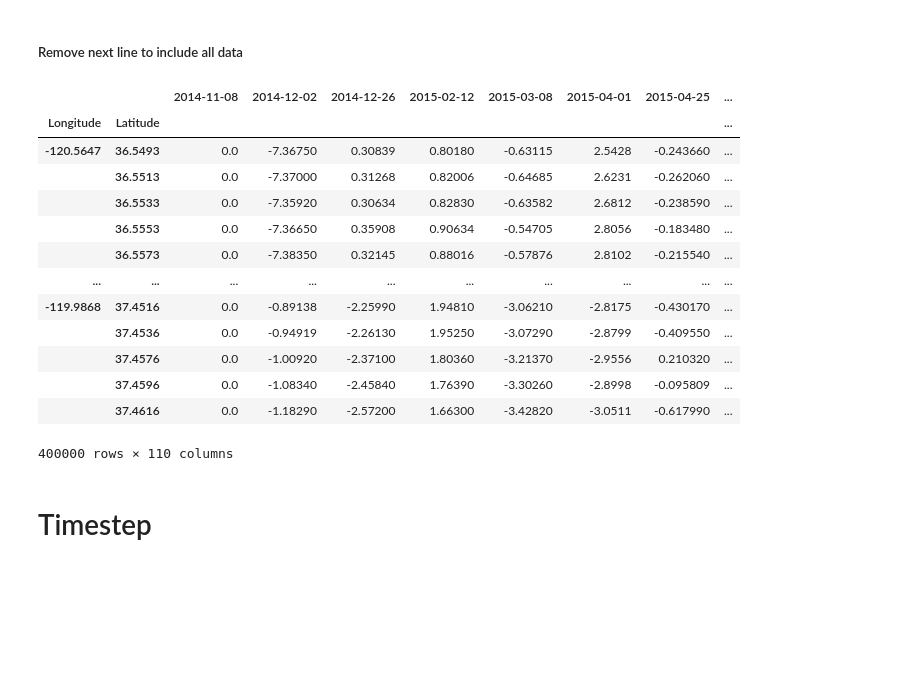
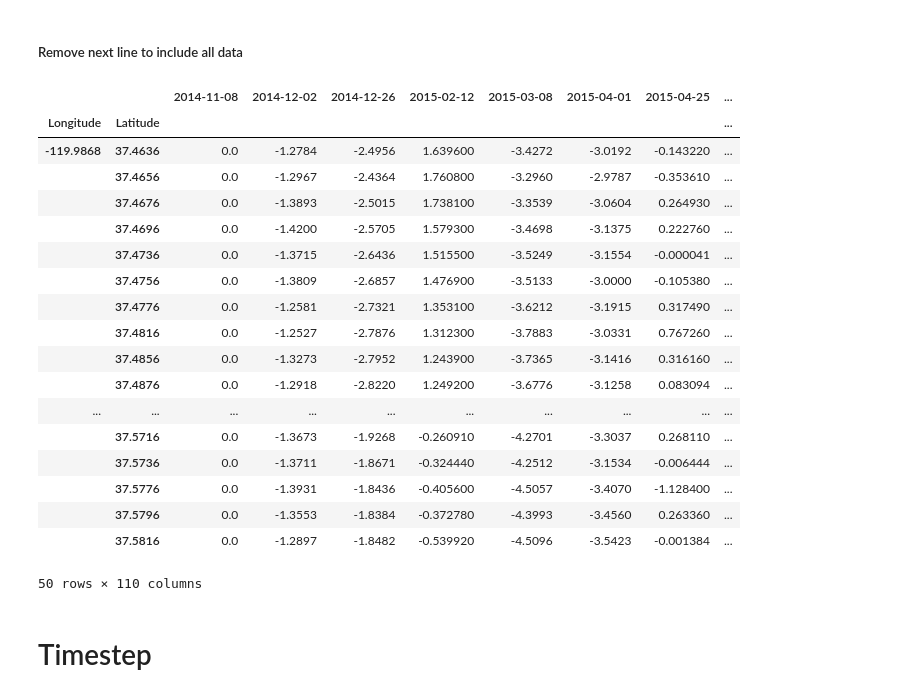
Before and after one commit to JayUpadhyayCS/DSFellowship, a Jupyter notebook: randomForest0805.ipynb, the cells around one changed output. Cells and saved outputs as stored; diff of their text form; code cells hidden in the pictures; blank space fills up the shorter version.

```diff
--- a/randomForest0805.ipynb
+++ b/randomForest0805.ipynb
@@ -87,23 +87,28 @@ df=df.dropna(axis=0, how='all')#drop full nan rows
 # %% [markdown]
 ##### Remove next line to include all data
 # %%
-df=df.iloc[100000:500000] #cuts data to long 120-119 approx
+df=df.iloc[500000:510000] #cuts data to long 120-119 approx
 df
 # %% [output]
 |  |  | 2014-11-08 | 2014-12-02 | 2014-12-26 | 2015-02-12 | 2015-03-08 | 2015-04-01 | 2015-04-25 | ... |
 | Longitude | Latitude |  |  |  |  |  |  |  | ... |
-| -120.5647 | 36.5493 | 0.0 | -7.36750 | 0.30839 | 0.80180 | -0.63115 | 2.5428 | -0.243660 | ... |
-|  | 36.5513 | 0.0 | -7.37000 | 0.31268 | 0.82006 | -0.64685 | 2.6231 | -0.262060 | ... |
-|  | 36.5533 | 0.0 | -7.35920 | 0.30634 | 0.82830 | -0.63582 | 2.6812 | -0.238590 | ... |
-|  | 36.5553 | 0.0 | -7.36650 | 0.35908 | 0.90634 | -0.54705 | 2.8056 | -0.183480 | ... |
-|  | 36.5573 | 0.0 | -7.38350 | 0.32145 | 0.88016 | -0.57876 | 2.8102 | -0.215540 | ... |
+| -119.9868 | 37.4636 | 0.0 | -1.2784 | -2.4956 | 1.639600 | -3.4272 | -3.0192 | -0.143220 | ... |
+|  | 37.4656 | 0.0 | -1.2967 | -2.4364 | 1.760800 | -3.2960 | -2.9787 | -0.353610 | ... |
+|  | 37.4676 | 0.0 | -1.3893 | -2.5015 | 1.738100 | -3.3539 | -3.0604 | 0.264930 | ... |
+|  | 37.4696 | 0.0 | -1.4200 | -2.5705 | 1.579300 | -3.4698 | -3.1375 | 0.222760 | ... |
+|  | 37.4736 | 0.0 | -1.3715 | -2.6436 | 1.515500 | -3.5249 | -3.1554 | -0.000041 | ... |
+|  | 37.4756 | 0.0 | -1.3809 | -2.6857 | 1.476900 | -3.5133 | -3.0000 | -0.105380 | ... |
+|  | 37.4776 | 0.0 | -1.2581 | -2.7321 | 1.353100 | -3.6212 | -3.1915 | 0.317490 | ... |
+|  | 37.4816 | 0.0 | -1.2527 | -2.7876 | 1.312300 | -3.7883 | -3.0331 | 0.767260 | ... |
+|  | 37.4856 | 0.0 | -1.3273 | -2.7952 | 1.243900 | -3.7365 | -3.1416 | 0.316160 | ... |
+|  | 37.4876 | 0.0 | -1.2918 | -2.8220 | 1.249200 | -3.6776 | -3.1258 | 0.083094 | ... |
 | ... | ... | ... | ... | ... | ... | ... | ... | ... | ... |
-| -119.9868 | 37.4516 | 0.0 | -0.89138 | -2.25990 | 1.94810 | -3.06210 | -2.8175 | -0.430170 | ... |
-|  | 37.4536 | 0.0 | -0.94919 | -2.26130 | 1.95250 | -3.07290 | -2.8799 | -0.409550 | ... |
-|  | 37.4576 | 0.0 | -1.00920 | -2.37100 | 1.80360 | -3.21370 | -2.9556 | 0.210320 | ... |
-|  | 37.4596 | 0.0 | -1.08340 | -2.45840 | 1.76390 | -3.30260 | -2.8998 | -0.095809 | ... |
-|  | 37.4616 | 0.0 | -1.18290 | -2.57200 | 1.66300 | -3.42820 | -3.0511 | -0.617990 | ... |
+|  | 37.5716 | 0.0 | -1.3673 | -1.9268 | -0.260910 | -4.2701 | -3.3037 | 0.268110 | ... |
+|  | 37.5736 | 0.0 | -1.3711 | -1.8671 | -0.324440 | -4.2512 | -3.1534 | -0.006444 | ... |
+|  | 37.5776 | 0.0 | -1.3931 | -1.8436 | -0.405600 | -4.5057 | -3.4070 | -1.128400 | ... |
+|  | 37.5796 | 0.0 | -1.3553 | -1.8384 | -0.372780 | -4.3993 | -3.4560 | 0.263360 | ... |
+|  | 37.5816 | 0.0 | -1.2897 | -1.8482 | -0.539920 | -4.5096 | -3.5423 | -0.001384 | ... |
-400000 rows × 110 columns
+50 rows × 110 columns
 # %% [markdown]
 # Timestep
 # %%
```
Also changed, not shown: parts of 14 cells of this notebook, 7 other files.
